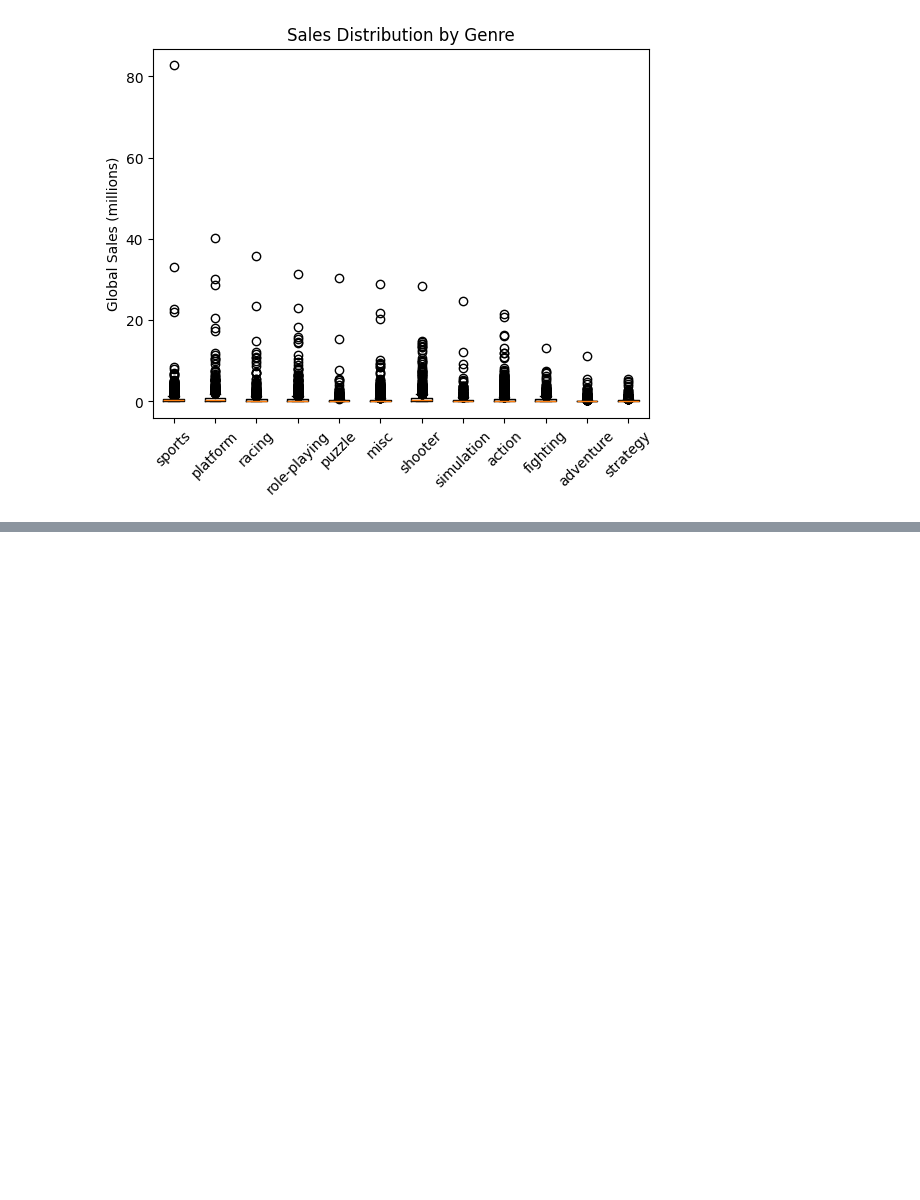
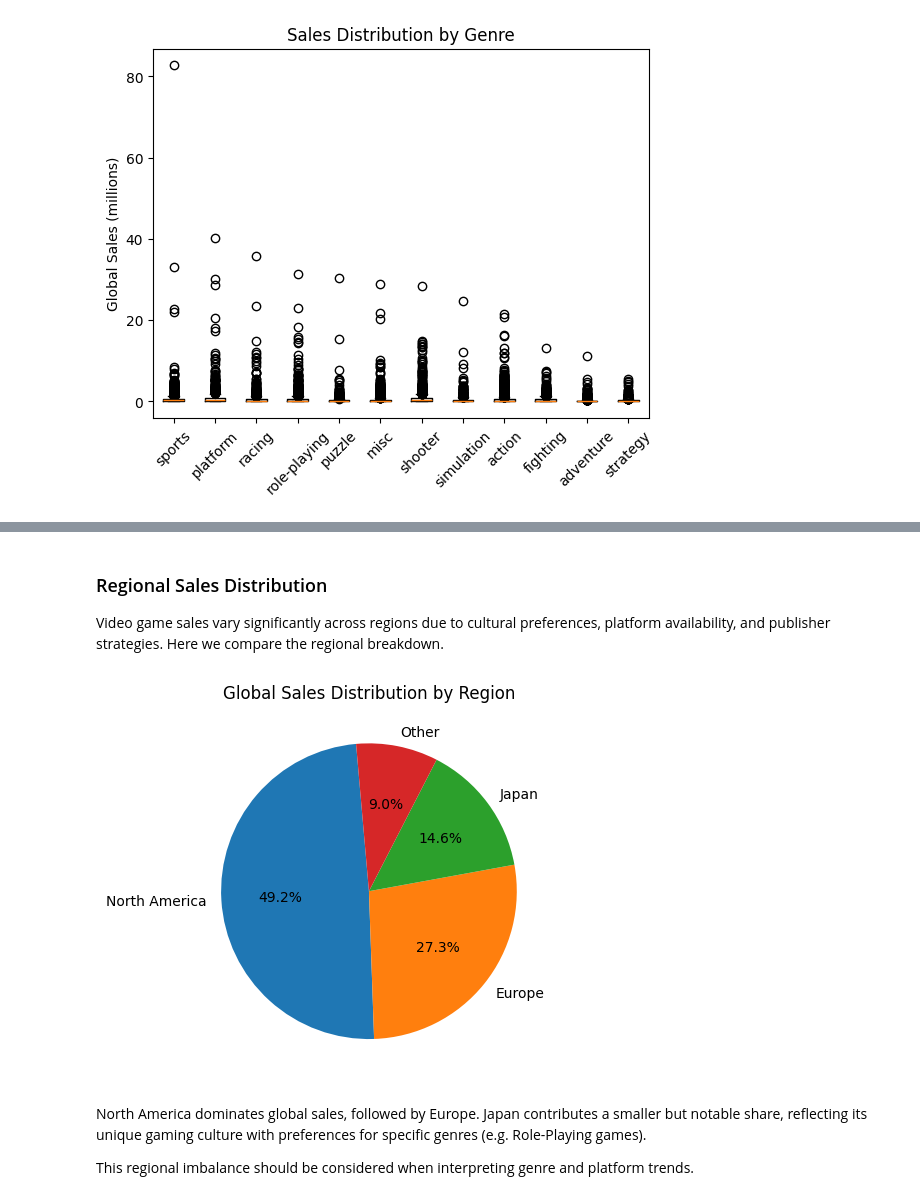
Before and after one commit to VenomRevenge/data-science-exam-video-game-success-analysis, a Jupyter notebook: video_games_analysis.ipynb, the cells around one changed output, grey strips where cells are left out. Cells and saved outputs as stored; diff of their text form; code cells hidden in the pictures; blank space fills up the shorter version.

```diff
--- a/video_games_analysis.ipynb
+++ b/video_games_analysis.ipynb
@@ -684,0 +745,17 @@ plt.show()
+# %% [markdown]
+### Regional Sales Distribution
+
+Video game sales vary significantly across regions due to cultural preferences, platform availability, and publisher strategies. Here we compare the regional breakdown.
+# %%
+regional_totals = vg_data_merged[["na_sales_vgsales", "eu_sales_vgsales", "jp_sales_vgsales", "other_sales_vgsales"]].sum()
+regional_totals.index = ["North America", "Europe", "Japan", "Other"]
+
+plt.pie(regional_totals.values, labels=regional_totals.index, autopct="%1.1f%%", startangle=95)
+plt.title("Global Sales Distribution by Region")
+plt.show()
+# %% [output]
+[figure, added]
+# %% [markdown]
+North America dominates global sales, followed by Europe. Japan contributes a smaller but notable share, reflecting its unique gaming culture with preferences for specific genres (e.g. Role-Playing games).
+
+This regional imbalance should be considered when interpreting genre and platform trends.
```
Also changed, not shown: parts of 9 cells of this notebook.
